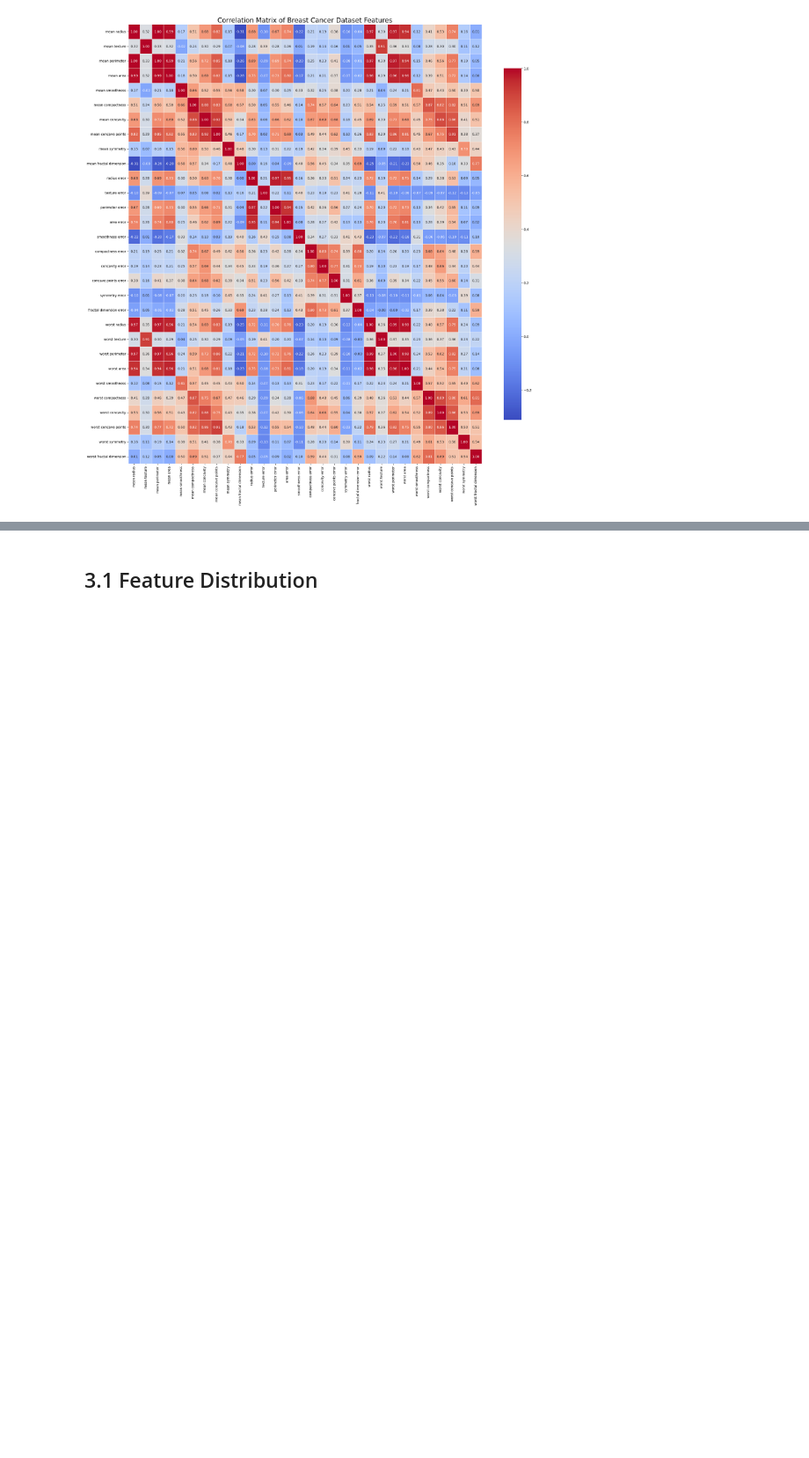
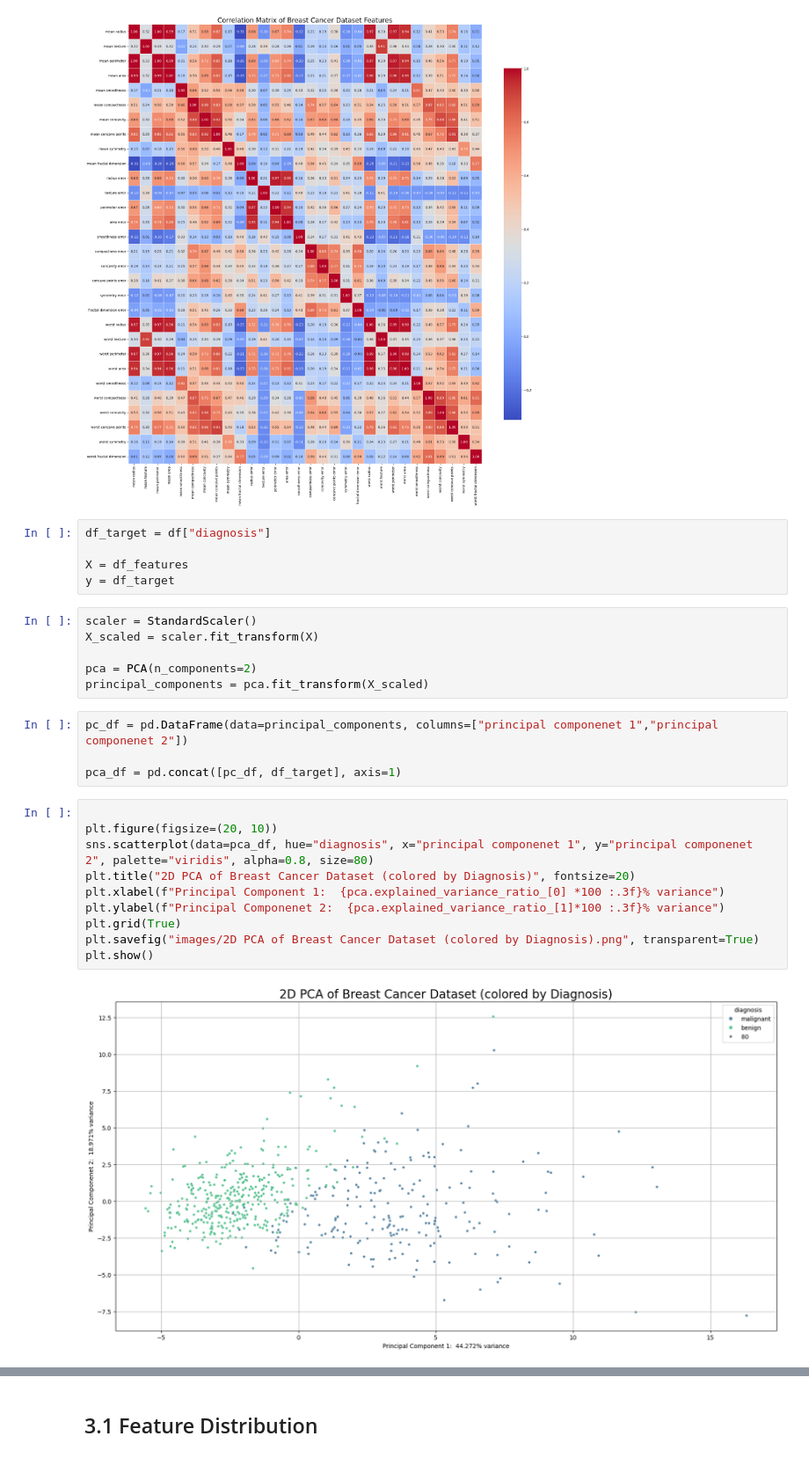
Before and after one commit to snowden1010/Breast-Cancer, a Jupyter notebook: Breast-Cancer-Classification.ipynb, the cells around one changed output, grey strips where cells are left out. Shown at 88% size. Drawn from its saved outputs; the diff is of its cells as text; blank space fills up the shorter version.

```diff
--- a/Breast-Cancer-Classification.ipynb
+++ b/Breast-Cancer-Classification.ipynb
@@ -357,3 +359,30 @@ plt.savefig("images/Correlation-Matrix-of-Breast-Cancer-Dataset-Features.png")
 plt.show()
 # %% [output]
 [figure]
+# %%
+df_target = df["diagnosis"]
+
+X = df_features
+y = df_target
+# %%
+scaler = StandardScaler()
+X_scaled = scaler.fit_transform(X)
+
+pca = PCA(n_components=2)
+principal_components = pca.fit_transform(X_scaled)
+# %%
+pc_df = pd.DataFrame(data=principal_components, columns=["principal componenet 1","principal componenet 2"])
+
+pca_df = pd.concat([pc_df, df_target], axis=1)
+# %%
+
+plt.figure(figsize=(20, 10))
+sns.scatterplot(data=pca_df, hue="diagnosis", x="principal componenet 1", y="principal componenet 2", palette="viridis", alpha=0.8, size=80)
+plt.title("2D PCA of Breast Cancer Dataset (colored by Diagnosis)", fontsize=20)
+plt.xlabel(f"Principal Component 1:  {pca.explained_variance_ratio_[0] *100 :.3f}% variance")
+plt.ylabel(f"Principal Componenet 2:  {pca.explained_variance_ratio_[1]*100 :.3f}% variance")
+plt.grid(True)
+plt.savefig("images/2D PCA of Breast Cancer Dataset (colored by Diagnosis).png", transparent=True)
+plt.show()
+# %% [output]
+[figure, added]
```
Also changed, not shown: parts of 2 cells of this notebook, 2 other files.
